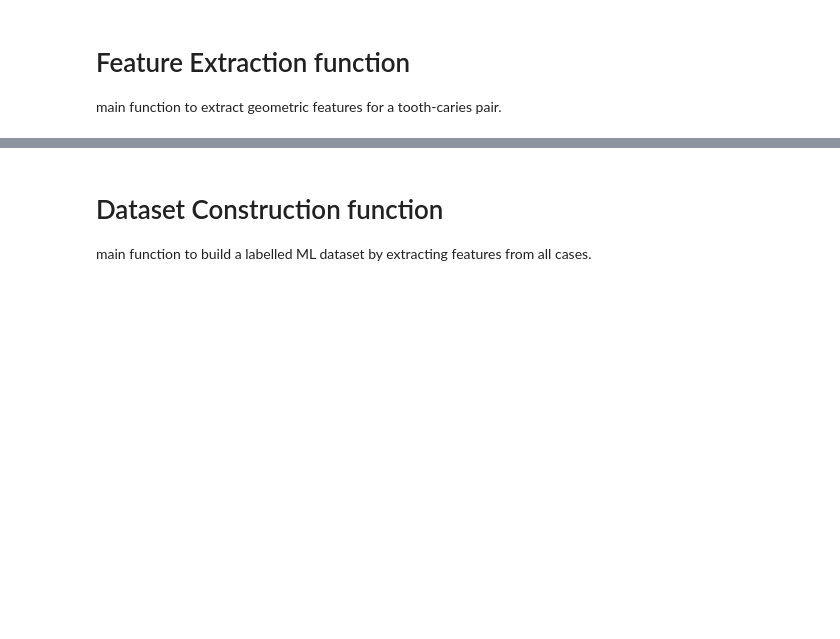
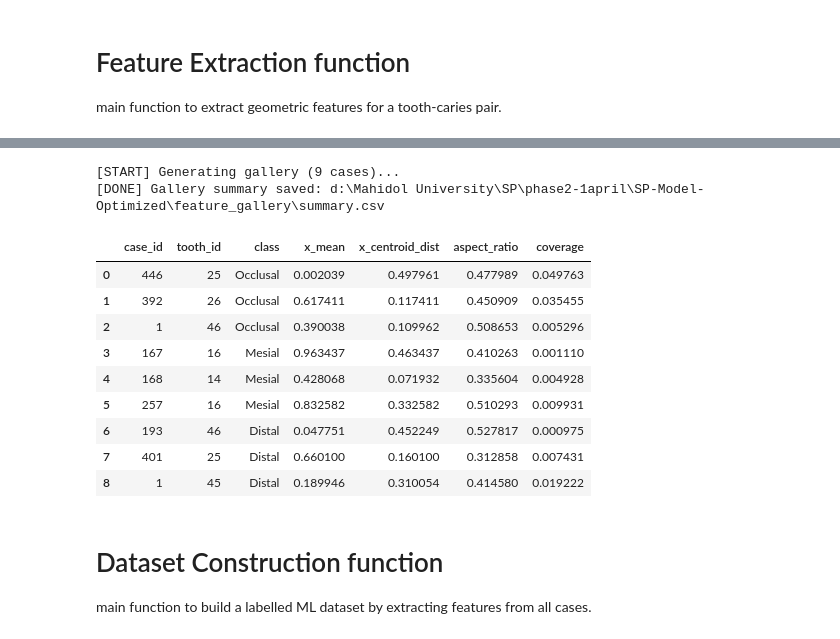
Before and after one commit to pichitchaipae/dental-caries-detection, a Jupyter notebook: phase2-1april/SP-Model-Optimized/rf-model-optimized-pipeline.ipynb, the cells around one changed output, grey strips where cells are left out. Cells and saved outputs as stored; diff of their text form; code cells hidden in the pictures; blank space fills up the shorter version.

Commit message:
feat: add feature gallery and remove html readme generation from pipeline notebook

```diff
--- a/phase2-1april/SP-Model-Optimized/rf-model-optimized-pipeline.ipynb
+++ b/phase2-1april/SP-Model-Optimized/rf-model-optimized-pipeline.ipynb
@@ -55,11 +55,21 @@ from sklearn.metrics import (
 # Constants and Configurations
 # =========================================================
 
+# Derived Features Calculation - Statistical Aggregation & Geometric Interpretation
+# FEATURE_COLS for this cell's version (14 features including y_max).
 FEATURE_COLS = [
-    "is_upper", "x_mean", "y_mean", "x_std", "y_std",
-    "x_min", "x_max", "y_min", "x_range", "y_range",
-    "x_centroid_dist", "aspect_ratio", "coverage",
+    'is_upper',         # Binary: 1 for upper jaw, 0 for lower jaw
+    'x_mean', 'y_mean', # Centroid: Average relative position of caries
+    'x_std', 'y_std',   # Dispersion: Spread of the caries region
+    'x_min', 'x_max',   # Boundary: Left/Right limits of caries
+    'y_min', 'y_max',   # Boundary: Top/Bottom limits of caries
+    'x_range',          # Width: x_max - x_min
+    'y_range',          # Height: y_max - y_min
+    'x_centroid_dist',  # Center Distance: abs(np.mean(x_rel) - 0.5), low values suggest Occlusal
+    'aspect_ratio',     # Tooth Shape: w / h ratio
+    'coverage',         # Density: Caries area / Tooth area ratio
 ]
+
 """Ordered list of the 13 geometric features used by the RF model."""
 
 VALID_SURFACES = ["Occlusal", "Mesial", "Distal", "Other"]
@@ -477,6 +487,7 @@ def _extract_ml_feature_dict(tooth_id, tooth_pts, caries_pts):
         "x_min": float(np.min(x_rel)),
         "x_max": float(np.max(x_rel)),
         "y_min": float(np.min(y_rel)),
+        "y_max": float(np.max(y_rel)),
         "x_range": float(np.max(x_rel) - np.min(x_rel)),
         "y_range": float(np.max(y_rel) - np.min(y_rel)),
         "x_centroid_dist": float(abs(np.mean(x_rel) - 0.5)),
@@ -486,3 +842,65 @@ def _extract_ml_feature_dict(tooth_id, tooth_pts, caries_pts):
+# %%
+# =========================================================
+# Feature Gallery Batch Generator
+# =========================================================
+GALLERY_DIR = _THIS_DIR / "feature_gallery"
+GALLERY_PNG_DIR = GALLERY_DIR / "png"
+GALLERY_HTML_DIR = GALLERY_DIR / "interactive"
+GALLERY_PNG_DIR.mkdir(parents=True, exist_ok=True)
+GALLERY_HTML_DIR.mkdir(parents=True, exist_ok=True)
+
+SAMPLE_GALLERY_CASES = [
+    {'case_id': 446, 'tooth_id': '25', 'class': 'Occlusal'},
+    {'case_id': 392, 'tooth_id': '26', 'class': 'Occlusal'},
+    {'case_id': 1,   'tooth_id': '46', 'class': 'Occlusal'},
+    {'case_id': 167, 'tooth_id': '16', 'class': 'Mesial'},
+    {'case_id': 168, 'tooth_id': '14', 'class': 'Mesial'},
+    {'case_id': 257, 'tooth_id': '16', 'class': 'Mesial'},
+    {'case_id': 193, 'tooth_id': '46', 'class': 'Distal'},
+    {'case_id': 401, 'tooth_id': '25', 'class': 'Distal'},
+    {'case_id': 1,   'tooth_id': '45', 'class': 'Distal'},
+]
+
+def run_feature_gallery_generation():
+    """Run batch export for feature gallery (PNG + HTML + summary.csv)."""
+    summary_rows = []
+    print(f'[START] Generating gallery ({len(SAMPLE_GALLERY_CASES)} cases)...')
+    for item in SAMPLE_GALLERY_CASES:
+        cid = item['case_id']
+        tid = item['tooth_id']
+        # Load
+        s_data = _load_seg_case(cid)
+        c_data = _load_caries_case(cid)
+        if s_data is None or c_data is None: continue
+        s_map = build_seg_map(s_data)
+        tooth_pts = s_map.get(tid, [])
+        c_pts = next((t.get('caries_coordinates', []) for t in c_data.get('teeth_caries_data', []) if str(t.get('tooth_id')) == tid), [])
+        if len(tooth_pts) < 10 or len(c_pts) < 10: continue
+        feats = _extract_ml_feature_dict(tid, tooth_pts, c_pts)
+        if feats is None: continue
+        summary_rows.append({'case_id': cid, 'tooth_id': tid, 'class': item['class'], **feats})
+
+    summary_df = pd.DataFrame(summary_rows)
+    csv_path = GALLERY_DIR / 'summary.csv'
+    summary_df.to_csv(csv_path, index=False)
+    print(f'[DONE] Gallery summary saved: {csv_path}')
+    return summary_df
+
+gallery_summary = run_feature_gallery_generation()
+gallery_summary[['case_id', 'tooth_id', 'class', 'x_mean', 'x_centroid_dist', 'aspect_ratio', 'coverage']]
+# %% [output]
+[START] Generating gallery (9 cases)...
+[DONE] Gallery summary saved: d:\Mahidol University\SP\phase2-1april\SP-Model-Optimized\feature_gallery\summary.csv
+|  | case_id | tooth_id | class | x_mean | x_centroid_dist | aspect_ratio | coverage |
+| 0 | 446 | 25 | Occlusal | 0.002039 | 0.497961 | 0.477989 | 0.049763 |
+| 1 | 392 | 26 | Occlusal | 0.617411 | 0.117411 | 0.450909 | 0.035455 |
+| 2 | 1 | 46 | Occlusal | 0.390038 | 0.109962 | 0.508653 | 0.005296 |
+| 3 | 167 | 16 | Mesial | 0.963437 | 0.463437 | 0.410263 | 0.001110 |
+| 4 | 168 | 14 | Mesial | 0.428068 | 0.071932 | 0.335604 | 0.004928 |
+| 5 | 257 | 16 | Mesial | 0.832582 | 0.332582 | 0.510293 | 0.009931 |
+| 6 | 193 | 46 | Distal | 0.047751 | 0.452249 | 0.527817 | 0.000975 |
+| 7 | 401 | 25 | Distal | 0.660100 | 0.160100 | 0.312858 | 0.007431 |
+| 8 | 1 | 45 | Distal | 0.189946 | 0.310054 | 0.414580 | 0.019222 |
 # %% [markdown]
 # Dataset Construction function
 main function to build a labelled ML dataset by extracting features from all cases.
```
Also changed, not shown: parts of 9 cells of this notebook, 24 other files.
